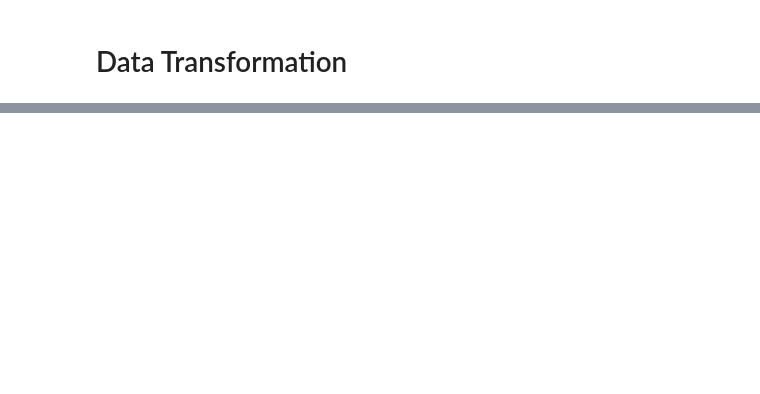
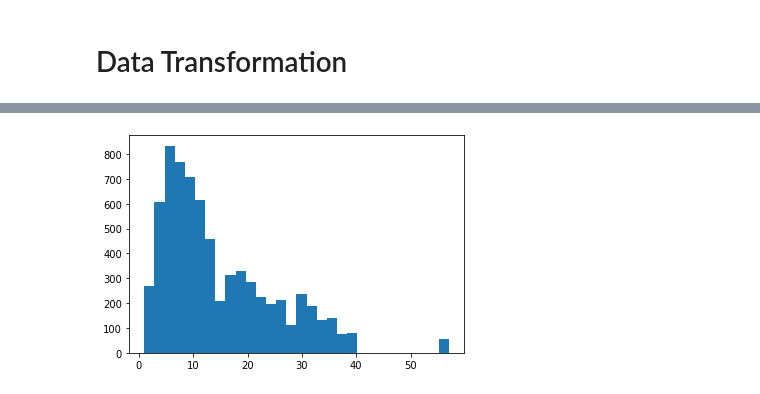
Before and after one commit to danielvangelder/Applied-NLP-Project-IN4325, a Jupyter notebook: bias-detection.ipynb, the cells around one changed output, grey strips where cells are left out. Saved outputs shown, nothing was run; the diff lists cells and outputs as text; code cells hidden in the pictures; blank space fills up the shorter version.

```diff
--- a/bias-detection.ipynb
+++ b/bias-detection.ipynb
@@ -105,0 +249,8 @@ KeyError: "Key 'El-Sisi' not present"
+# %%
+all_headlines = df_rel['Headline'].values
+all_headlines = [(h, df_rel.loc[df_rel['Headline'] == h].shape[0]) for h in all_headlines]
+# %%
+plt.hist([f[1] for f in all_headlines], bins=30)
+plt.show()
+# %% [output]
+[figure, added]
```
Also changed, not shown: parts of 16 cells of this notebook.
